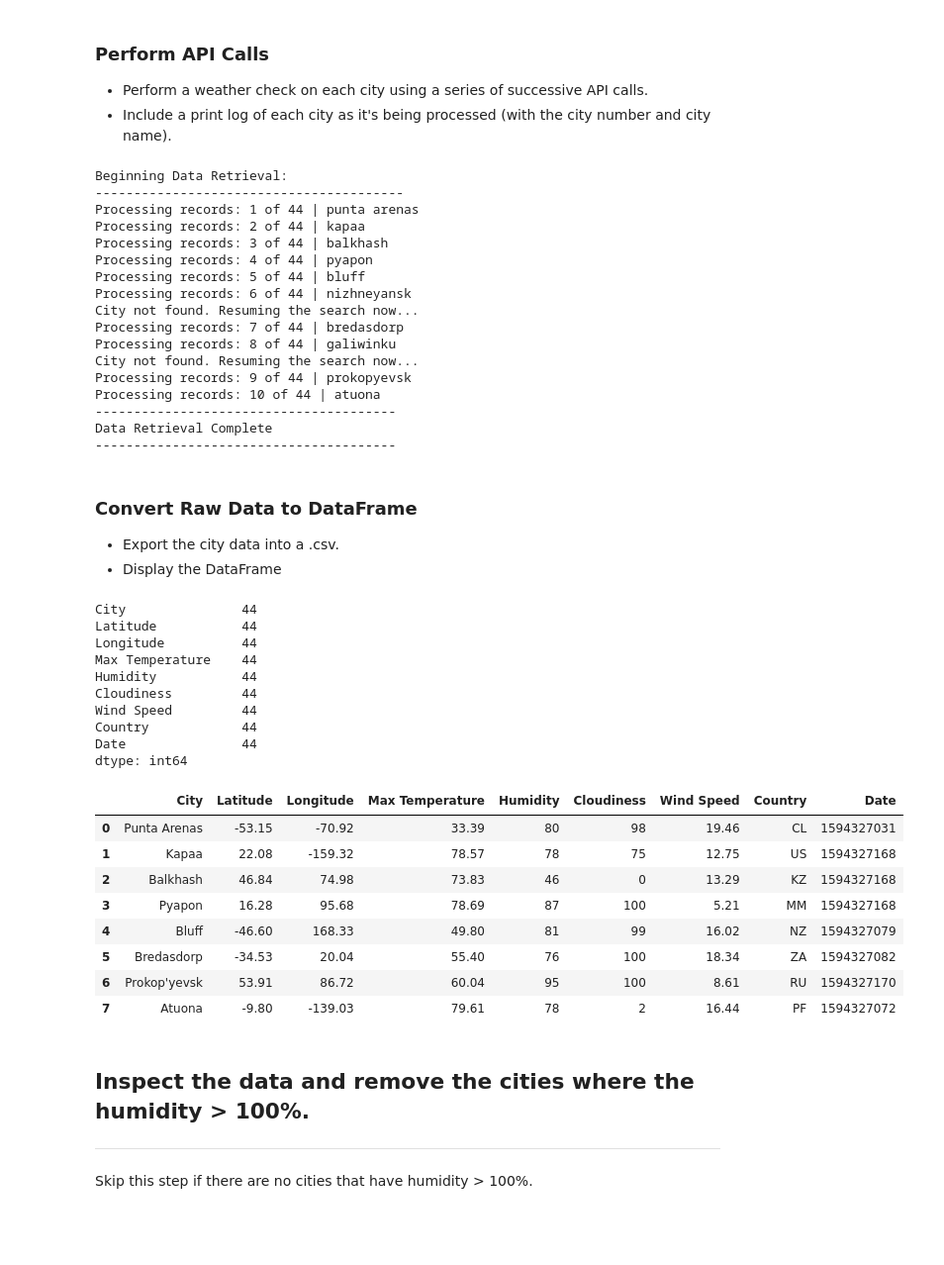
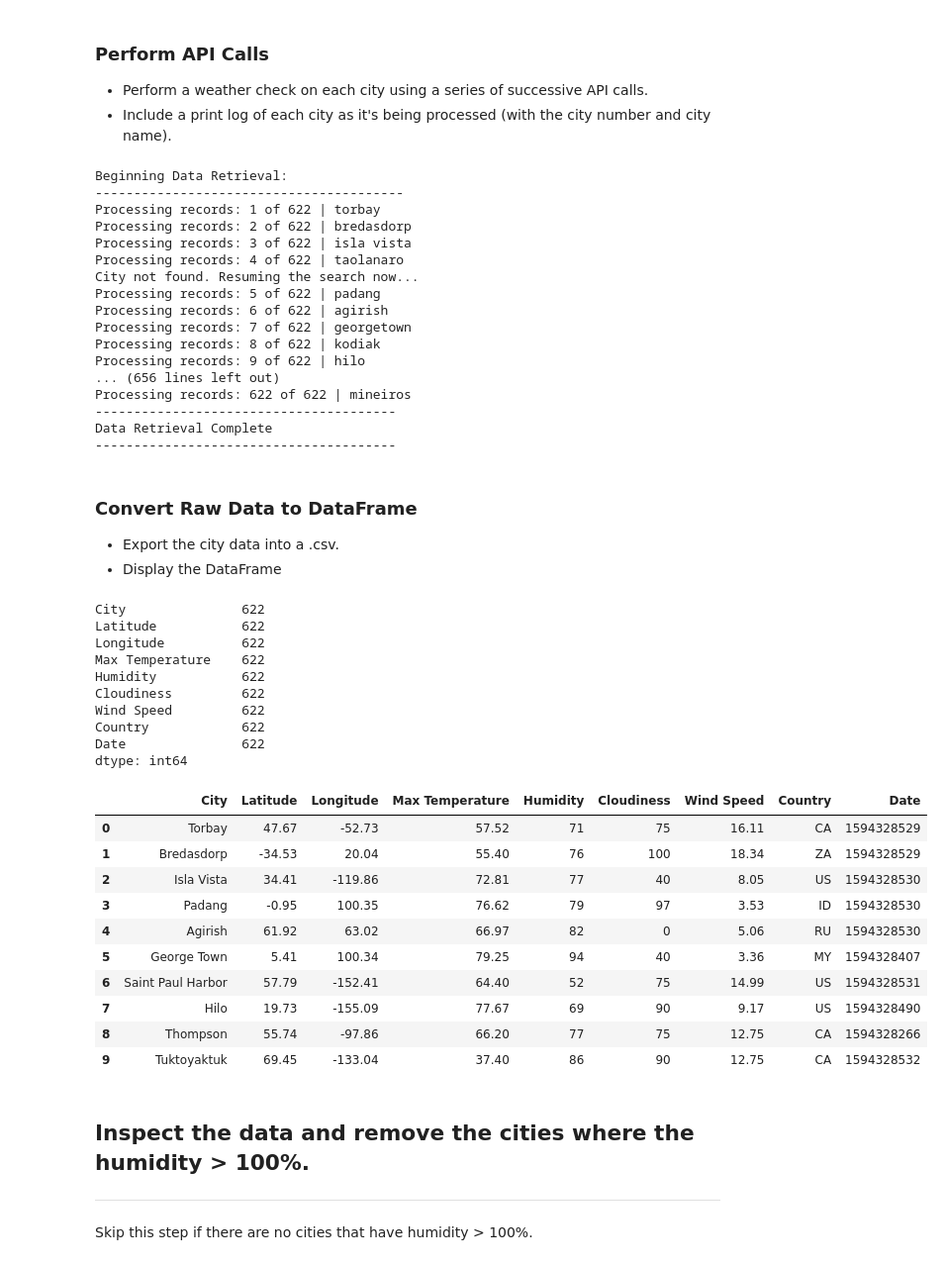
Before and after one commit to minerva-b/Python-API-Challenge, a Jupyter notebook: WeatherPy/WeatherPy-Copy1.ipynb, the cells around one changed output. Shown at 99% size. Saved outputs shown, nothing was run; the diff lists cells and outputs as text; code cells hidden in the pictures; blank space fills up the shorter version.

```diff
--- a/WeatherPy/WeatherPy-Copy1.ipynb
+++ b/WeatherPy/WeatherPy-Copy1.ipynb
@@ -34,8 +34,8 @@ cities = []
 ### Set size back to 1500 when done testing ###-----------------------------------------------------------------------------
 
 # Create a set of random lat and lng combinations
-lats = np.random.uniform(lat_range[0], lat_range[1], size=50)
-lngs = np.random.uniform(lng_range[0], lng_range[1], size=50)
+lats = np.random.uniform(lat_range[0], lat_range[1], size=1500)
+lngs = np.random.uniform(lng_range[0], lng_range[1], size=1500)
 lat_lngs = zip(lats, lngs)
 
 # Identify nearest city for each lat, lng combination
@@ -117,7 +117,7 @@ date = []
 
 ### Remove the range of 10 in 'for loop' once done testing ### -------------------------------------------------------------
 
-for city in cities[:10]:
+for city in cities:
     q_url = f"{url}&appid={weather_api_key}&q={city}&units={units}"
     temp_response = requests.get(q_url).json()
     city_index += 1
@@ -143,18 +143,18 @@ print("---------------------------------------")
 # %% [output]
 Beginning Data Retrieval:
 ----------------------------------------
-Processing records: 1 of 44 | punta arenas
-Processing records: 2 of 44 | kapaa
-Processing records: 3 of 44 | balkhash
-Processing records: 4 of 44 | pyapon
-Processing records: 5 of 44 | bluff
-Processing records: 6 of 44 | nizhneyansk
+Processing records: 1 of 622 | torbay
+Processing records: 2 of 622 | bredasdorp
+Processing records: 3 of 622 | isla vista
+Processing records: 4 of 622 | taolanaro
 City not found. Resuming the search now...
-Processing records: 7 of 44 | bredasdorp
-Processing records: 8 of 44 | galiwinku
-City not found. Resuming the search now...
-Processing records: 9 of 44 | prokopyevsk
-Processing records: 10 of 44 | atuona
+Processing records: 5 of 622 | padang
+Processing records: 6 of 622 | agirish
+Processing records: 7 of 622 | georgetown
+Processing records: 8 of 622 | kodiak
+Processing records: 9 of 622 | hilo
+... (656 lines left out)
+Processing records: 622 of 622 | mineiros
 ---------------------------------------
 Data Retrieval Complete
 ---------------------------------------
@@ -165,41 +165,43 @@ Data Retrieval Complete
 # %%
 cities_pd.count()
 # %% [output]
-City               44
-Latitude           44
-Longitude          44
-Max Temperature    44
-Humidity           44
-Cloudiness         44
-Wind Speed         44
-Country            44
-Date               44
+City               622
+Latitude           622
+Longitude          622
+Max Temperature    622
+Humidity           622
+Cloudiness         622
+Wind Speed         622
+Country            622
+Date               622
 dtype: int64
 # %%
 # Displaying the DataFrame:
 cities_pd = pd.DataFrame({
     "City": location,
     "Latitude": lat,
     "Longitude": long,
     "Max Temperature": max_temp,
     "Humidity": humidity,
     "Cloudiness": cloudiness,
     "Wind Speed": wind_speed,
     "Country": country,
     "Date": date
 })
 
-cities_pd
+cities_pd.head(10)
 # %% [output]
 |  | City | Latitude | Longitude | Max Temperature | Humidity | Cloudiness | Wind Speed | Country | Date |
-| 0 | Punta Arenas | -53.15 | -70.92 | 33.39 | 80 | 98 | 19.46 | CL | 1594327031 |
-| 1 | Kapaa | 22.08 | -159.32 | 78.57 | 78 | 75 | 12.75 | US | 1594327168 |
-| 2 | Balkhash | 46.84 | 74.98 | 73.83 | 46 | 0 | 13.29 | KZ | 1594327168 |
-| 3 | Pyapon | 16.28 | 95.68 | 78.69 | 87 | 100 | 5.21 | MM | 1594327168 |
-| 4 | Bluff | -46.60 | 168.33 | 49.80 | 81 | 99 | 16.02 | NZ | 1594327079 |
-| 5 | Bredasdorp | -34.53 | 20.04 | 55.40 | 76 | 100 | 18.34 | ZA | 1594327082 |
-| 6 | Prokop'yevsk | 53.91 | 86.72 | 60.04 | 95 | 100 | 8.61 | RU | 1594327170 |
-| 7 | Atuona | -9.80 | -139.03 | 79.61 | 78 | 2 | 16.44 | PF | 1594327072 |
+| 0 | Torbay | 47.67 | -52.73 | 57.52 | 71 | 75 | 16.11 | CA | 1594328529 |
+| 1 | Bredasdorp | -34.53 | 20.04 | 55.40 | 76 | 100 | 18.34 | ZA | 1594328529 |
+| 2 | Isla Vista | 34.41 | -119.86 | 72.81 | 77 | 40 | 8.05 | US | 1594328530 |
+| 3 | Padang | -0.95 | 100.35 | 76.62 | 79 | 97 | 3.53 | ID | 1594328530 |
+| 4 | Agirish | 61.92 | 63.02 | 66.97 | 82 | 0 | 5.06 | RU | 1594328530 |
+| 5 | George Town | 5.41 | 100.34 | 79.25 | 94 | 40 | 3.36 | MY | 1594328407 |
+| 6 | Saint Paul Harbor | 57.79 | -152.41 | 64.40 | 52 | 75 | 14.99 | US | 1594328531 |
+| 7 | Hilo | 19.73 | -155.09 | 77.67 | 69 | 90 | 9.17 | US | 1594328490 |
+| 8 | Thompson | 55.74 | -97.86 | 66.20 | 77 | 75 | 12.75 | CA | 1594328266 |
+| 9 | Tuktoyaktuk | 69.45 | -133.04 | 37.40 | 86 | 90 | 12.75 | CA | 1594328532 |
 # %%
 # Converting the city data into a 'csv' file:
 # Output File (CSV)
```
Also changed, not shown: parts of 16 cells of this notebook, 1 other file.
